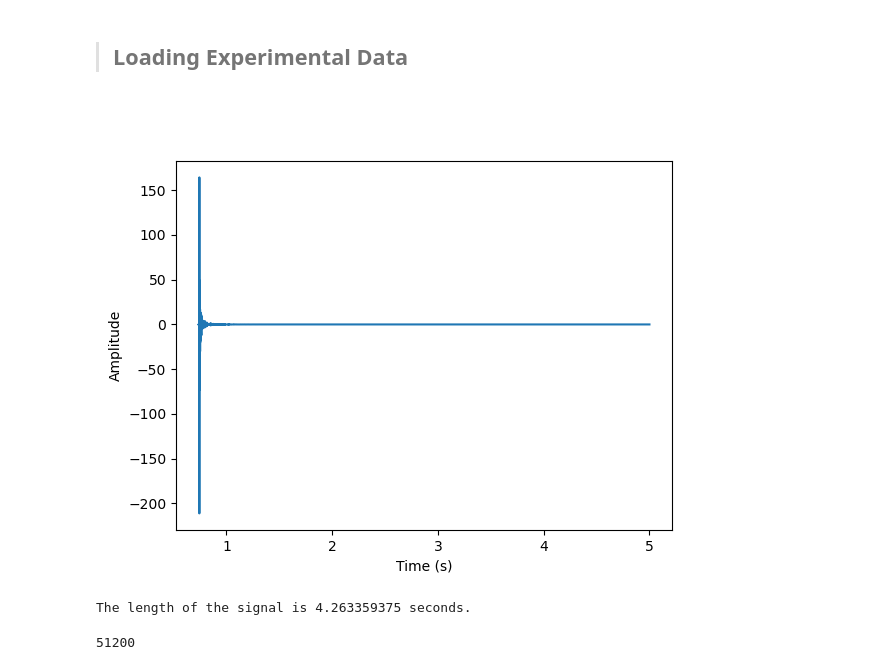
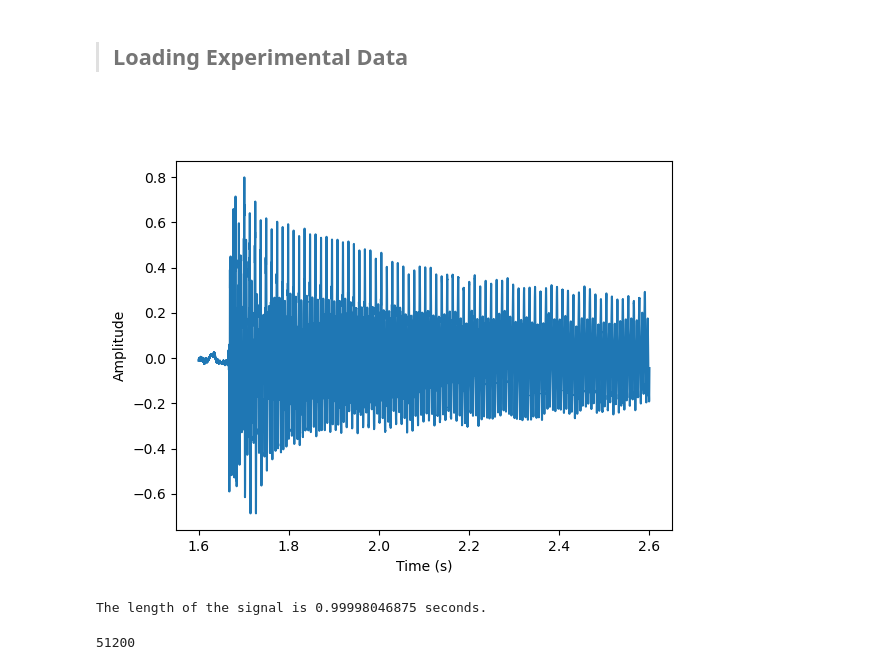
Before and after one commit to piptouque/atiam_pam_hrparam, a Jupyter notebook: source/hr_roy.ipynb, the cells around one changed output. Cells and saved outputs as stored; diff of their text form; code cells hidden in the pictures.

```diff
--- a/source/hr_roy.ipynb
+++ b/source/hr_roy.ipynb
@@ -236,40 +233,40 @@ conf_path = conf_dir / 'analysis_config.json'
 # data_path = data_dir / 'FirstStringGuitar_CopperWired01mm_5cmFromBridge_2.mat'
 # data_path = data_dir / 'FirstStringGuitar_CopperWired01mm_18cmFromBridge_1.mat'
 # data_path = data_dir / 'FirstStringGuitar_CopperWired01mm_FifthFret_1.mat'
 # data_path = data_dir / 'FirstStringGuitar_CopperWired005mm_5cmFromBridge_1.mat'
-# data_path = data_dir / 'FirstStringGuitar_CopperWired005mm_18cmFromBridge_1.mat'
+data_path = data_dir / 'FirstStringGuitar_CopperWired005mm_18cmFromBridge_1.mat'
 # data_path = data_dir / 'FirstStringGuitar_CopperWired005mm_FifthFret_1.mat'
-data_path = data_dir / 'MuteGuitar_HammerBridge_1.mat'
+# data_path = data_dir / 'MuteGuitar_HammerBridge_1.mat'
 
 
 
 log = load_data_json(log_path)
 conf = load_data_json(conf_path)
 expr_data = load_analysis(data_path, conf)
 
 fs_mic = 51200
 s0 = int(fs_mic*1.6)
 s1 = int(fs_mic*2.6)
 
 # see expr/util.py for details on what's inside expr_data
-mic = expr_data["temporal"]["acc"]["win"]#[s0:s1]
-times = expr_data["times"]["acc"]["win"]#[s0:s1]
+mic0 = expr_data["temporal"]["mic"]["whole"][s0:s1]
+times = expr_data["times"]["whole"][s0:s1]
 
 plt.figure()
 #plt.title("Temporel Recorded Acceleration")
 plt.xlabel("Time (s)")
 plt.ylabel("Amplitude")
 #plt.xlim(0.7, 1.5)
 #plt.ylim(-10, 10)
-plt.plot(times, mic)
+plt.plot(times, mic0)
 plt.show()
 
 print("The length of the signal is", times[-1]-times[0], "seconds.")
 
 #plt.savefig('temporel_acc.svg', facecolor="none", transparent=True, format="svg")
 # %% [output]
-[figure, old version]
+[figure, new version]
-The length of the signal is 4.263359375 seconds.
+The length of the signal is 0.99998046875 seconds.
 # %%
 # play signal
 #fs_mic = int(1/(times[1]-times[0]))
```
Also changed, not shown: parts of 32 cells of this notebook.
